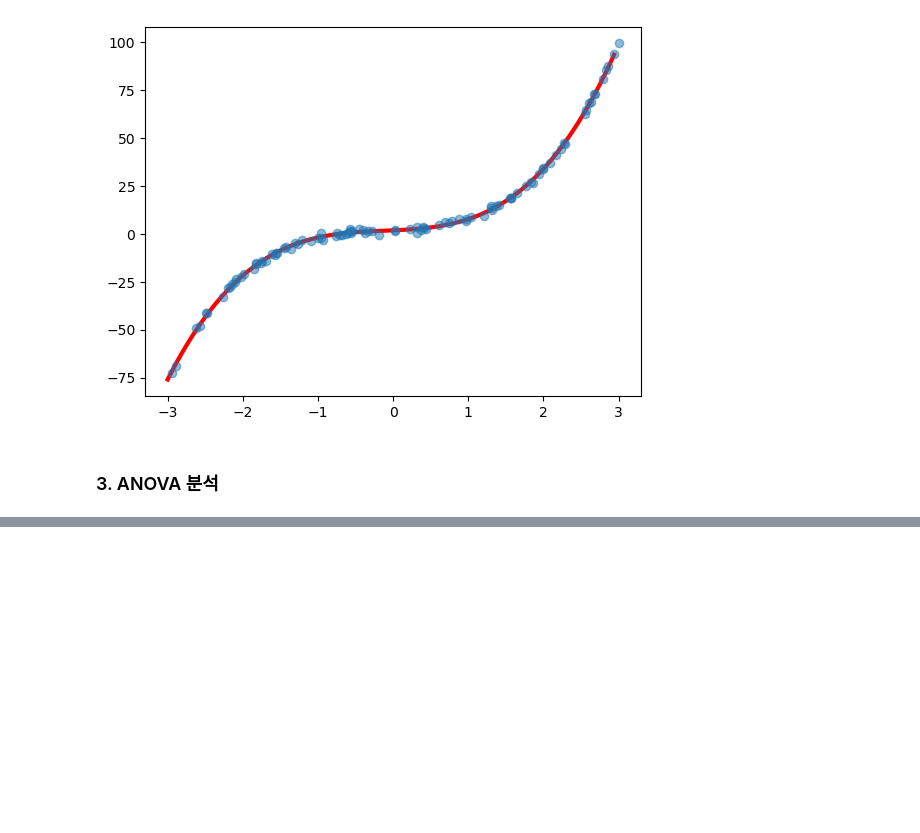
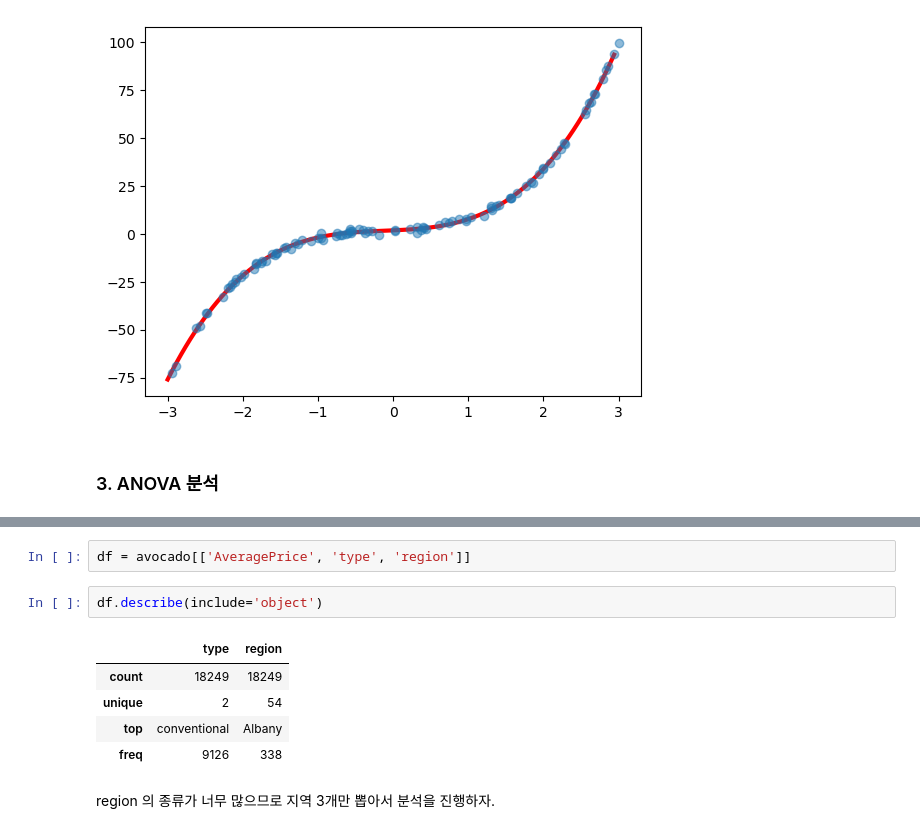
Before and after one commit to Junoflows/ADP, a Jupyter notebook: 문제/모의고사 1회.ipynb, the cells around one changed output, grey strips where cells are left out. Saved outputs shown, nothing was run; the diff lists cells and outputs as text; blank space fills up the shorter version.

```diff
--- a/문제/모의고사 1회.ipynb
+++ b/문제/모의고사 1회.ipynb
@@ -586,0 +602,12 @@ plt.show()
+# %%
+df = avocado[['AveragePrice', 'type', 'region']]
+# %%
+df.describe(include='object')
+# %% [output]
+|  | type | region |
+| count | 18249 | 18249 |
+| unique | 2 | 54 |
+| top | conventional | Albany |
+| freq | 9126 | 338 |
+# %% [markdown]
+region 의 종류가 너무 많으므로 지역 3개만 뽑아서 분석을 진행하자.
```
Also changed, not shown: parts of 10 cells of this notebook.
